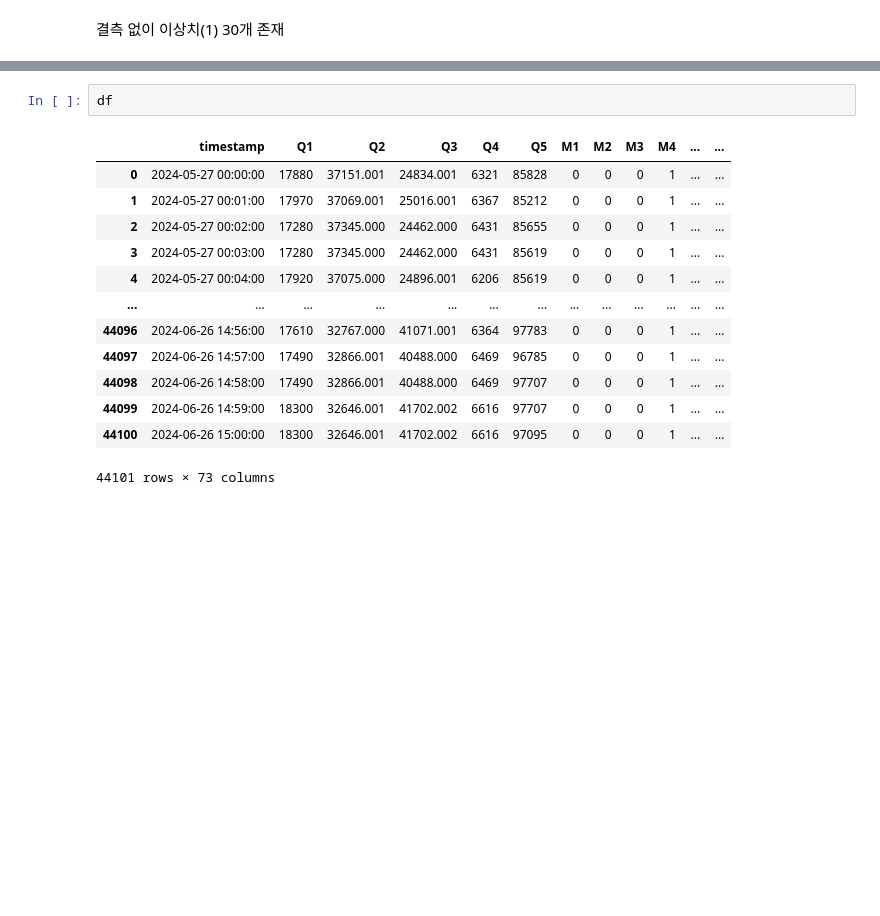
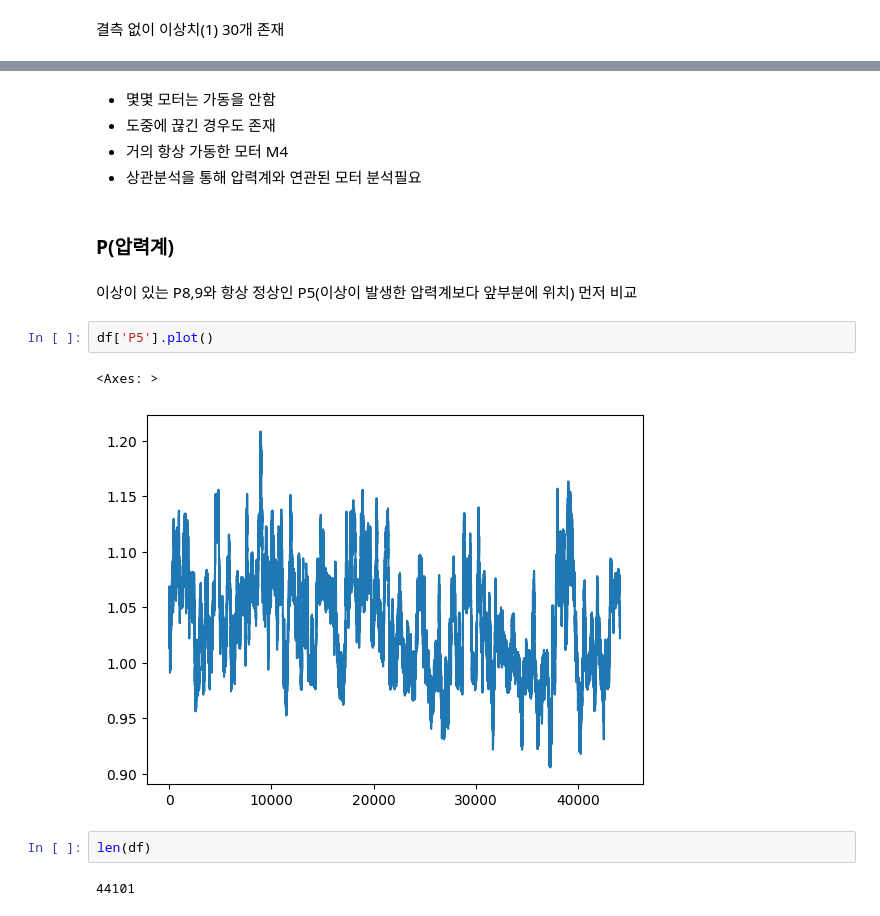
Before and after one commit to snaiws/kwater_2024_4, a Jupyter notebook: src/EDA_A.ipynb, the cells around one changed output, grey strips where cells are left out. Cells and saved outputs as stored; diff of their text form; blank space fills up the shorter version.

```diff
--- a/src/EDA_A.ipynb
+++ b/src/EDA_A.ipynb
@@ -122,16 +202,18 @@ Name: count, dtype: int64
+# %% [markdown]
+- 몇몇 모터는 가동을 안함
+- 도중에 끊긴 경우도 존재
+- 거의 항상 가동한 모터 M4
+- 상관분석을 통해 압력계와 연관된 모터 분석필요
+# %% [markdown]
+### P(압력계)
+# %% [markdown]
+이상이 있는 P8,9와 항상 정상인 P5(이상이 발생한 압력계보다 앞부분에 위치) 먼저 비교
 # %%
-df
+df['P5'].plot()
 # %% [output]
-|  | timestamp | Q1 | Q2 | Q3 | Q4 | Q5 | M1 | M2 | M3 | M4 | ... | ... |
-| 0 | 2024-05-27 00:00:00 | 17880 | 37151.001 | 24834.001 | 6321 | 85828 | 0 | 0 | 0 | 1 | ... | ... |
-| 1 | 2024-05-27 00:01:00 | 17970 | 37069.001 | 25016.001 | 6367 | 85212 | 0 | 0 | 0 | 1 | ... | ... |
-| 2 | 2024-05-27 00:02:00 | 17280 | 37345.000 | 24462.000 | 6431 | 85655 | 0 | 0 | 0 | 1 | ... | ... |
-| 3 | 2024-05-27 00:03:00 | 17280 | 37345.000 | 24462.000 | 6431 | 85619 | 0 | 0 | 0 | 1 | ... | ... |
-| 4 | 2024-05-27 00:04:00 | 17920 | 37075.000 | 24896.001 | 6206 | 85619 | 0 | 0 | 0 | 1 | ... | ... |
-| ... | ... | ... | ... | ... | ... | ... | ... | ... | ... | ... | ... | ... |
-| 44096 | 2024-06-26 14:56:00 | 17610 | 32767.000 | 41071.001 | 6364 | 97783 | 0 | 0 | 0 | 1 | ... | ... |
-| 44097 | 2024-06-26 14:57:00 | 17490 | 32866.001 | 40488.000 | 6469 | 96785 | 0 | 0 | 0 | 1 | ... | ... |
-| 44098 | 2024-06-26 14:58:00 | 17490 | 32866.001 | 40488.000 | 6469 | 97707 | 0 | 0 | 0 | 1 | ... | ... |
-| 44099 | 2024-06-26 14:59:00 | 18300 | 32646.001 | 41702.002 | 6616 | 97707 | 0 | 0 | 0 | 1 | ... | ... |
-| 44100 | 2024-06-26 15:00:00 | 18300 | 32646.001 | 41702.002 | 6616 | 97095 | 0 | 0 | 0 | 1 | ... | ... |
-44101 rows × 73 columns
+<Axes: >
+[figure, added]
+# %%
+len(df)
+# %% [output]
+44101
```
Also changed, not shown: parts of 59 cells of this notebook.
